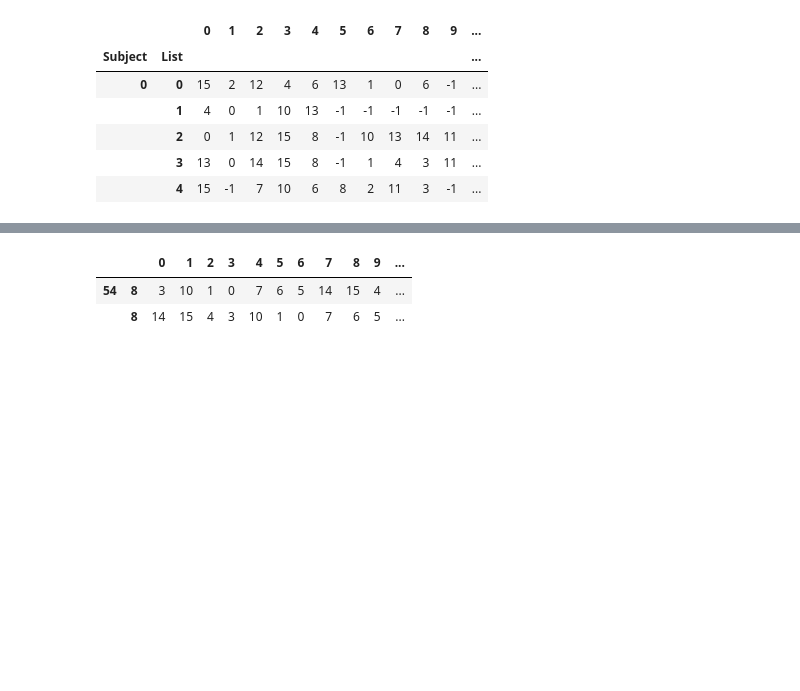
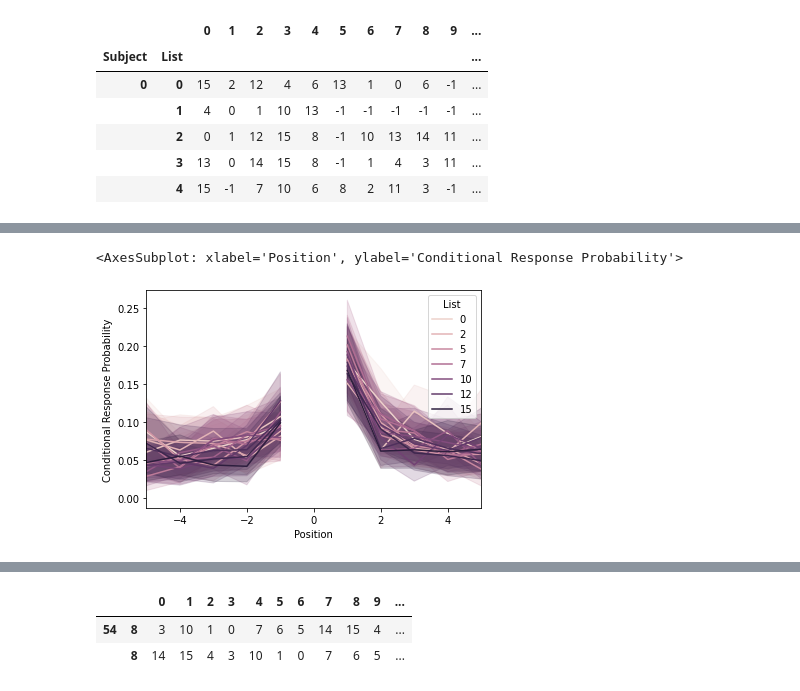
Before and after one commit to ContextLab/FRFR-analyses, a Jupyter notebook: code/create_figures.ipynb, the cells around one changed output, grey strips where cells are left out. Cells and saved outputs as stored; diff of their text form; code cells hidden in the pictures; blank space fills up the shorter version.

```diff
--- a/code/create_figures.ipynb
+++ b/code/create_figures.ipynb
@@ -138,0 +314,4 @@ def circshift(x):
+# %%
+x1 = deepcopy(data['feature rich'])
+x2 = deepcopy(data['feature rich'])
+x3 = deepcopy(data['feature rich'])
@@ -138,0 +328,9 @@ def circshift(x):
+# %%
+t1 = x1.analyze('lagcrp')
+t2 = x2.analyze('lagcrp')
+t3 = x3.analyze('lagcrp')
+# %%
+t1.plot()
+# %% [output]
+<AxesSubplot: xlabel='Position', ylabel='Conditional Response Probability'>
+[figure, added]
```
Also changed, not shown: parts of 21 cells of this notebook.
